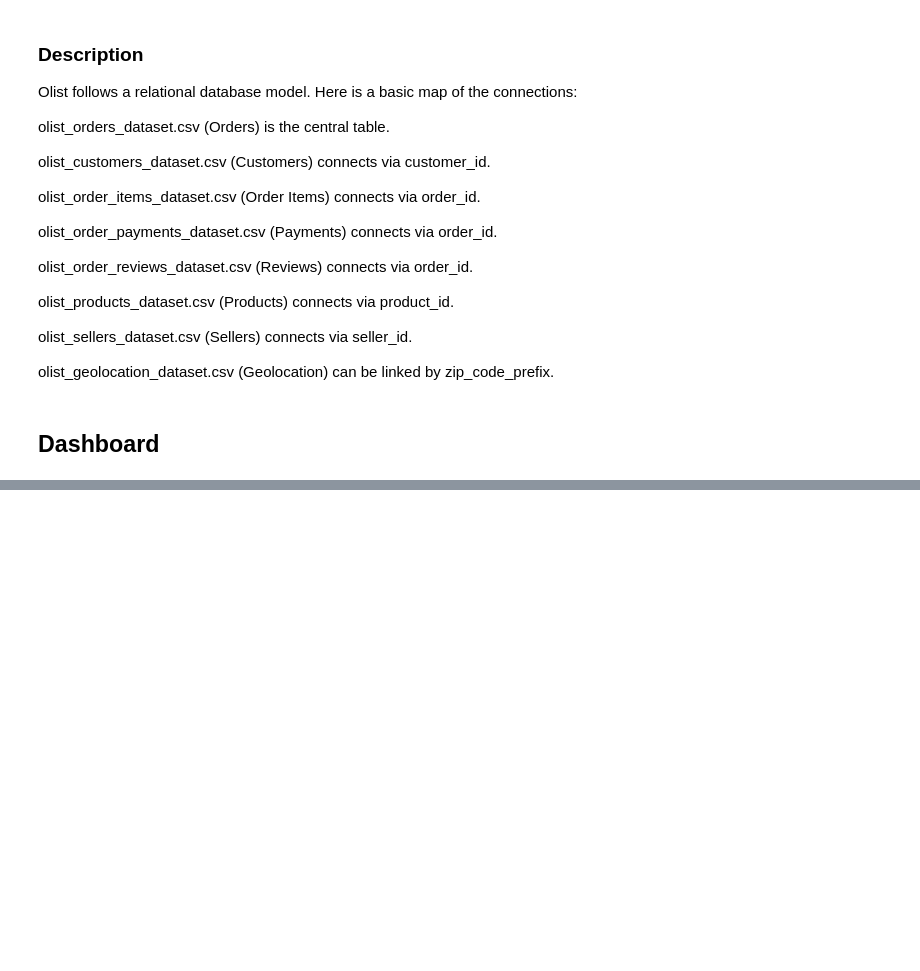
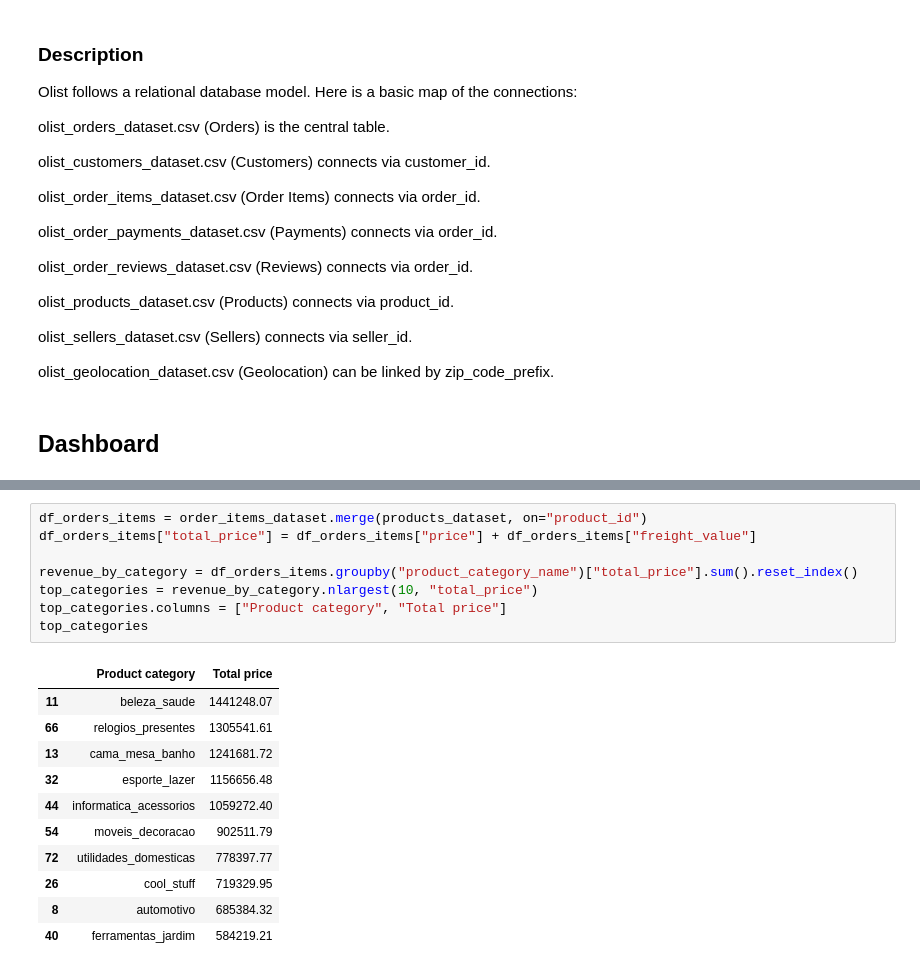
Before and after one commit to cleberaksenen/brazilian_ecommerce, a Jupyter notebook: main.ipynb, the cells around one changed output, grey strips where cells are left out. Saved outputs shown, nothing was run; the diff lists cells and outputs as text; blank space fills up the shorter version.

```diff
--- a/main.ipynb
+++ b/main.ipynb
@@ -133,0 +303,20 @@ Criação do Dash
+# %%
+df_orders_items = order_items_dataset.merge(products_dataset, on="product_id")
+df_orders_items["total_price"] = df_orders_items["price"] + df_orders_items["freight_value"]
+
+revenue_by_category = df_orders_items.groupby("product_category_name")["total_price"].sum().reset_index()
+top_categories = revenue_by_category.nlargest(10, "total_price")
+top_categories.columns = ["Product category", "Total price"]
+top_categories
+# %% [output]
+|  | Product category | Total price |
+| 11 | beleza_saude | 1441248.07 |
+| 66 | relogios_presentes | 1305541.61 |
+| 13 | cama_mesa_banho | 1241681.72 |
+| 32 | esporte_lazer | 1156656.48 |
+| 44 | informatica_acessorios | 1059272.40 |
+| 54 | moveis_decoracao | 902511.79 |
+| 72 | utilidades_domesticas | 778397.77 |
+| 26 | cool_stuff | 719329.95 |
+| 8 | automotivo | 685384.32 |
+| 40 | ferramentas_jardim | 584219.21 |
```
Also changed, not shown: parts of 26 cells of this notebook, 2 other files.
